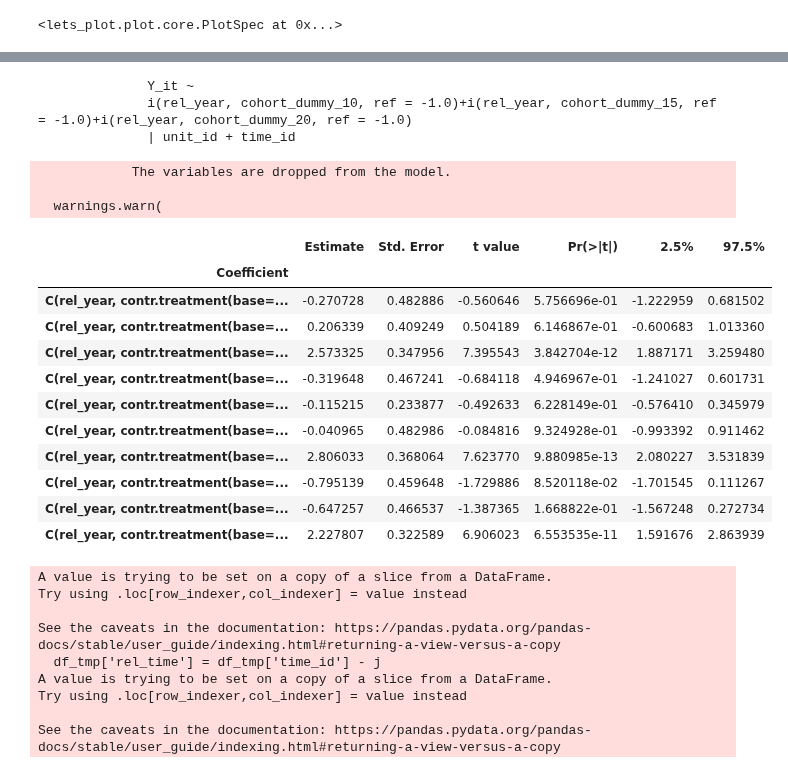
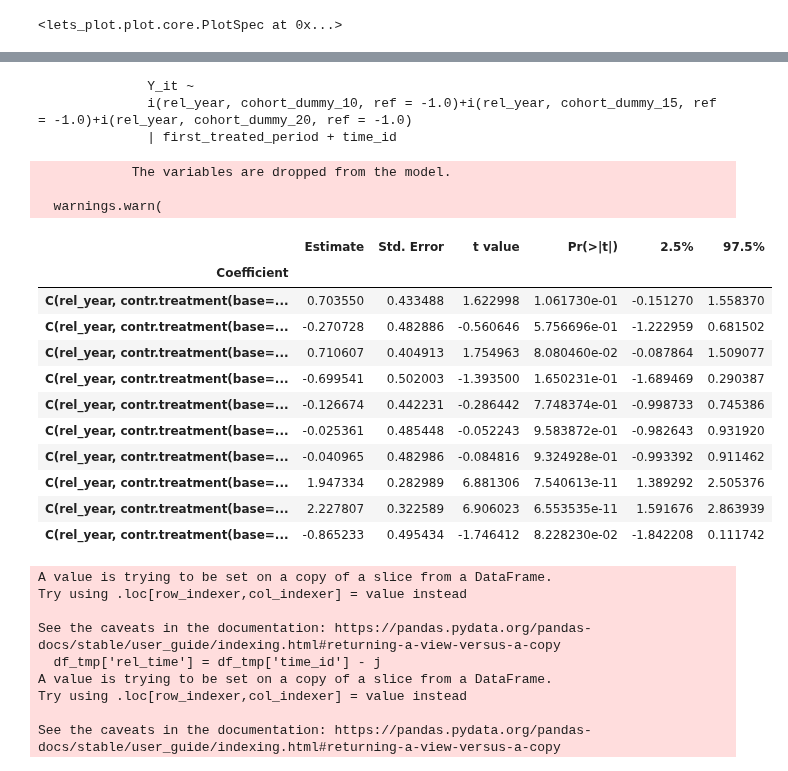
Before and after one commit to py-econometrics/duckreg, a Jupyter notebook: notebooks/event_study.ipynb, the cells around one changed output, grey strips where cells are left out. Saved outputs shown, nothing was run; the diff lists cells and outputs as text; code cells hidden in the pictures.

Commit message:
revise multi-cohort specification

```diff
--- a/notebooks/event_study.ipynb
+++ b/notebooks/event_study.ipynb
@@ -510,43 +530,45 @@ pf.iplot([m2,
 # %%
 print(
     ff := f"""
               Y_it ~
               {'+'.join([f"i(rel_year, {x}, ref = -1.0)" for x in df_int.filter(like = "cohort_dummy", axis = 1).columns])}
-              | unit_id + time_id
+              | first_treated_period + time_id
               """ # programmatically create all event X treatment interactions interacted with cohort
 )
+# cohort intercepts and time intercepts partialled out
+
 m3 = pf.feols(ff, df_int,
                  vcov = {"CRV1": "unit_id"})
 res = m3.tidy()
 # create a dict with cohort specific effect curves
 res_dict = {}
 for c in cohort_dummies.columns:
   res_cohort = res.filter(like = c, axis = 0)
   event_time = res_cohort.index.str.extract(r'\[T\.(-?\d+\.\d+)\]').astype(float).values.flatten()
   res_dict[c] = {
     'est': res_cohort, 'time': event_time
   }
 
 res.sample(10)
 # %% [output]
               Y_it ~
               i(rel_year, cohort_dummy_10, ref = -1.0)+i(rel_year, cohort_dummy_15, ref = -1.0)+i(rel_year, cohort_dummy_20, ref = -1.0)
-              | unit_id + time_id
+              | first_treated_period + time_id
             The variables are dropped from the model.
 
   warnings.warn(
 |  | Estimate | Std. Error | t value | Pr(>|t|) | 2.5% | 97.5% |
 | Coefficient |  |  |  |  |  |  |
+| C(rel_year, contr.treatment(base=... | 0.703550 | 0.433488 | 1.622998 | 1.061730e-01 | -0.151270 | 1.558370 |
 | C(rel_year, contr.treatment(base=... | -0.270728 | 0.482886 | -0.560646 | 5.756696e-01 | -1.222959 | 0.681502 |
-| C(rel_year, contr.treatment(base=... | 0.206339 | 0.409249 | 0.504189 | 6.146867e-01 | -0.600683 | 1.013360 |
-| C(rel_year, contr.treatment(base=... | 2.573325 | 0.347956 | 7.395543 | 3.842704e-12 | 1.887171 | 3.259480 |
-| C(rel_year, contr.treatment(base=... | -0.319648 | 0.467241 | -0.684118 | 4.946967e-01 | -1.241027 | 0.601731 |
-| C(rel_year, contr.treatment(base=... | -0.115215 | 0.233877 | -0.492633 | 6.228149e-01 | -0.576410 | 0.345979 |
+| C(rel_year, contr.treatment(base=... | 0.710607 | 0.404913 | 1.754963 | 8.080460e-02 | -0.087864 | 1.509077 |
+| C(rel_year, contr.treatment(base=... | -0.699541 | 0.502003 | -1.393500 | 1.650231e-01 | -1.689469 | 0.290387 |
+| C(rel_year, contr.treatment(base=... | -0.126674 | 0.442231 | -0.286442 | 7.748374e-01 | -0.998733 | 0.745386 |
+| C(rel_year, contr.treatment(base=... | -0.025361 | 0.485448 | -0.052243 | 9.583872e-01 | -0.982643 | 0.931920 |
 | C(rel_year, contr.treatment(base=... | -0.040965 | 0.482986 | -0.084816 | 9.324928e-01 | -0.993392 | 0.911462 |
-| C(rel_year, contr.treatment(base=... | 2.806033 | 0.368064 | 7.623770 | 9.880985e-13 | 2.080227 | 3.531839 |
-| C(rel_year, contr.treatment(base=... | -0.795139 | 0.459648 | -1.729886 | 8.520118e-02 | -1.701545 | 0.111267 |
-| C(rel_year, contr.treatment(base=... | -0.647257 | 0.466537 | -1.387365 | 1.668822e-01 | -1.567248 | 0.272734 |
+| C(rel_year, contr.treatment(base=... | 1.947334 | 0.282989 | 6.881306 | 7.540613e-11 | 1.389292 | 2.505376 |
 | C(rel_year, contr.treatment(base=... | 2.227807 | 0.322589 | 6.906023 | 6.553535e-11 | 1.591676 | 2.863939 |
+| C(rel_year, contr.treatment(base=... | -0.865233 | 0.495434 | -1.746412 | 8.228230e-02 | -1.842208 | 0.111742 |
 # %%
 f, ax = plt.subplots(1, 3, figsize=(12, 5), sharey=True, dpi=200)
 
```
Also changed, not shown: parts of 3 cells of this notebook.
